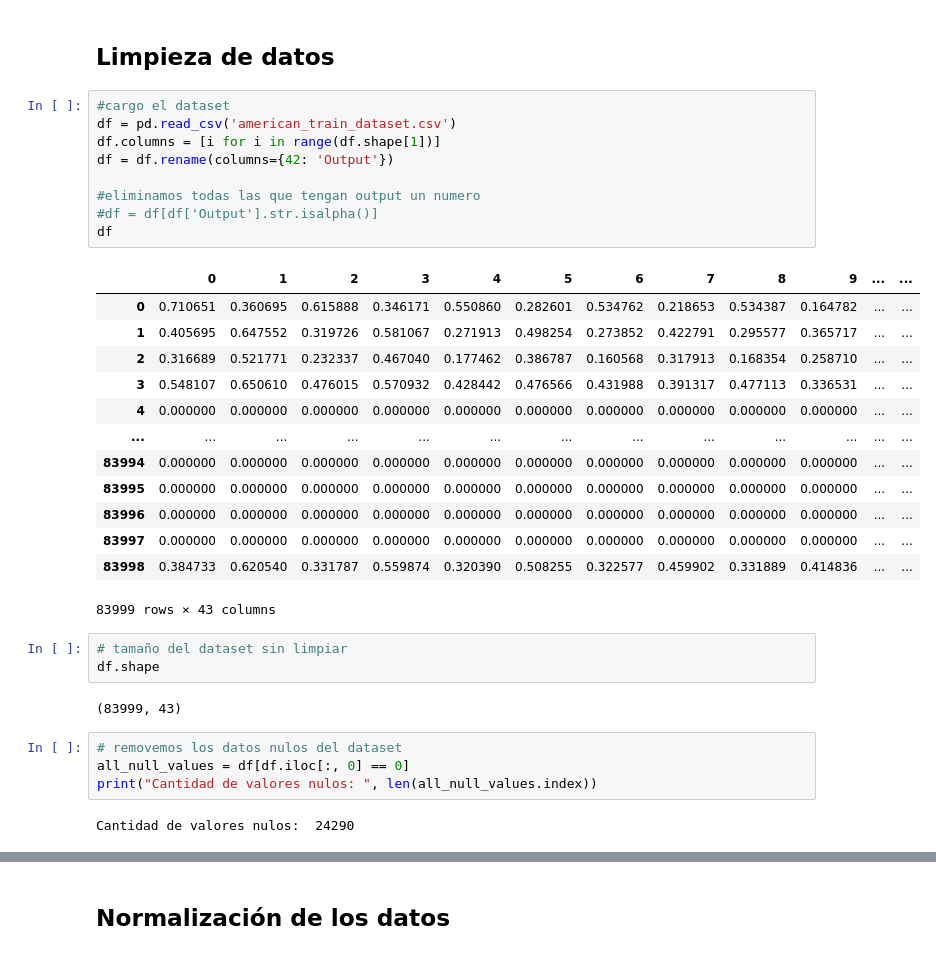
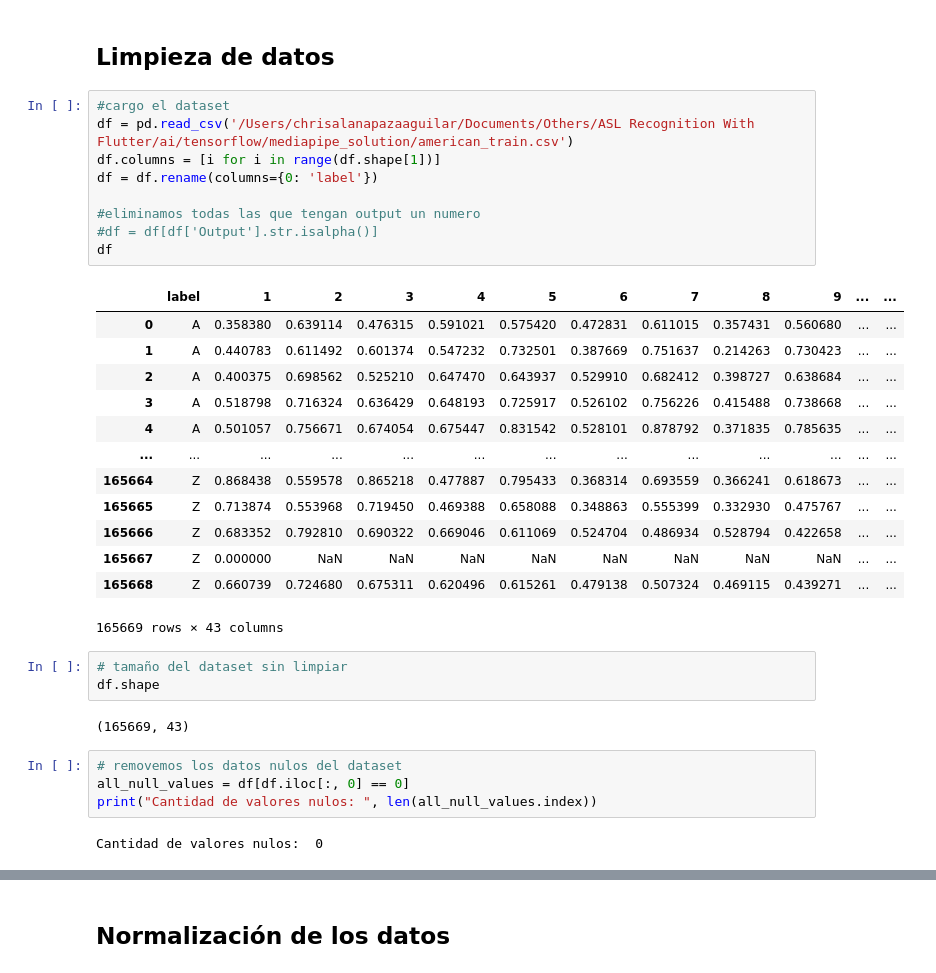
Before and after one commit to TheAlanMC/American-Sign-Language-Detection-Using-Flutter, a Jupyter notebook: ai/scikit-learn/train.ipynb, the cells around one changed output, grey strips where cells are left out. Drawn from its saved outputs; the diff is of its cells as text.

```diff
--- a/ai/scikit-learn/train.ipynb
+++ b/ai/scikit-learn/train.ipynb
@@ -12,38 +12,38 @@ import joblib
 ## Limpieza de datos
 # %%
 #cargo el dataset
-df = pd.read_csv('american_train_dataset.csv')
+df = pd.read_csv('/Users/chrisalanapazaaguilar/Documents/Others/ASL Recognition With Flutter/ai/tensorflow/mediapipe_solution/american_train.csv')
 df.columns = [i for i in range(df.shape[1])]
-df = df.rename(columns={42: 'Output'})
+df = df.rename(columns={0: 'label'})
 
 #eliminamos todas las que tengan output un numero
 #df = df[df['Output'].str.isalpha()]
 df
 # %% [output]
-|  | 0 | 1 | 2 | 3 | 4 | 5 | 6 | 7 | 8 | 9 | ... | ... |
-| 0 | 0.710651 | 0.360695 | 0.615888 | 0.346171 | 0.550860 | 0.282601 | 0.534762 | 0.218653 | 0.534387 | 0.164782 | ... | ... |
-| 1 | 0.405695 | 0.647552 | 0.319726 | 0.581067 | 0.271913 | 0.498254 | 0.273852 | 0.422791 | 0.295577 | 0.365717 | ... | ... |
-| 2 | 0.316689 | 0.521771 | 0.232337 | 0.467040 | 0.177462 | 0.386787 | 0.160568 | 0.317913 | 0.168354 | 0.258710 | ... | ... |
-| 3 | 0.548107 | 0.650610 | 0.476015 | 0.570932 | 0.428442 | 0.476566 | 0.431988 | 0.391317 | 0.477113 | 0.336531 | ... | ... |
-| 4 | 0.000000 | 0.000000 | 0.000000 | 0.000000 | 0.000000 | 0.000000 | 0.000000 | 0.000000 | 0.000000 | 0.000000 | ... | ... |
+|  | label | 1 | 2 | 3 | 4 | 5 | 6 | 7 | 8 | 9 | ... | ... |
+| 0 | A | 0.358380 | 0.639114 | 0.476315 | 0.591021 | 0.575420 | 0.472831 | 0.611015 | 0.357431 | 0.560680 | ... | ... |
+| 1 | A | 0.440783 | 0.611492 | 0.601374 | 0.547232 | 0.732501 | 0.387669 | 0.751637 | 0.214263 | 0.730423 | ... | ... |
+| 2 | A | 0.400375 | 0.698562 | 0.525210 | 0.647470 | 0.643937 | 0.529910 | 0.682412 | 0.398727 | 0.638684 | ... | ... |
+| 3 | A | 0.518798 | 0.716324 | 0.636429 | 0.648193 | 0.725917 | 0.526102 | 0.756226 | 0.415488 | 0.738668 | ... | ... |
+| 4 | A | 0.501057 | 0.756671 | 0.674054 | 0.675447 | 0.831542 | 0.528101 | 0.878792 | 0.371835 | 0.785635 | ... | ... |
 | ... | ... | ... | ... | ... | ... | ... | ... | ... | ... | ... | ... | ... |
-| 83994 | 0.000000 | 0.000000 | 0.000000 | 0.000000 | 0.000000 | 0.000000 | 0.000000 | 0.000000 | 0.000000 | 0.000000 | ... | ... |
-| 83995 | 0.000000 | 0.000000 | 0.000000 | 0.000000 | 0.000000 | 0.000000 | 0.000000 | 0.000000 | 0.000000 | 0.000000 | ... | ... |
-| 83996 | 0.000000 | 0.000000 | 0.000000 | 0.000000 | 0.000000 | 0.000000 | 0.000000 | 0.000000 | 0.000000 | 0.000000 | ... | ... |
-| 83997 | 0.000000 | 0.000000 | 0.000000 | 0.000000 | 0.000000 | 0.000000 | 0.000000 | 0.000000 | 0.000000 | 0.000000 | ... | ... |
-| 83998 | 0.384733 | 0.620540 | 0.331787 | 0.559874 | 0.320390 | 0.508255 | 0.322577 | 0.459902 | 0.331889 | 0.414836 | ... | ... |
+| 165664 | Z | 0.868438 | 0.559578 | 0.865218 | 0.477887 | 0.795433 | 0.368314 | 0.693559 | 0.366241 | 0.618673 | ... | ... |
+| 165665 | Z | 0.713874 | 0.553968 | 0.719450 | 0.469388 | 0.658088 | 0.348863 | 0.555399 | 0.332930 | 0.475767 | ... | ... |
+| 165666 | Z | 0.683352 | 0.792810 | 0.690322 | 0.669046 | 0.611069 | 0.524704 | 0.486934 | 0.528794 | 0.422658 | ... | ... |
+| 165667 | Z | 0.000000 | NaN | NaN | NaN | NaN | NaN | NaN | NaN | NaN | ... | ... |
+| 165668 | Z | 0.660739 | 0.724680 | 0.675311 | 0.620496 | 0.615261 | 0.479138 | 0.507324 | 0.469115 | 0.439271 | ... | ... |
-83999 rows × 43 columns
+165669 rows × 43 columns
 # %%
 # tamaño del dataset sin limpiar
 df.shape
 # %% [output]
-(83999, 43)
+(165669, 43)
 # %%
 # removemos los datos nulos del dataset
 all_null_values = df[df.iloc[:, 0] == 0]
 print("Cantidad de valores nulos: ", len(all_null_values.index))
 # %% [output]
-Cantidad de valores nulos:  24290
+Cantidad de valores nulos:  0
 # %%
 # eliminamos los datos nulos
 df = df.drop(all_null_values.index)
```
Also changed, not shown: parts of 6 cells of this notebook, 5 other files.
